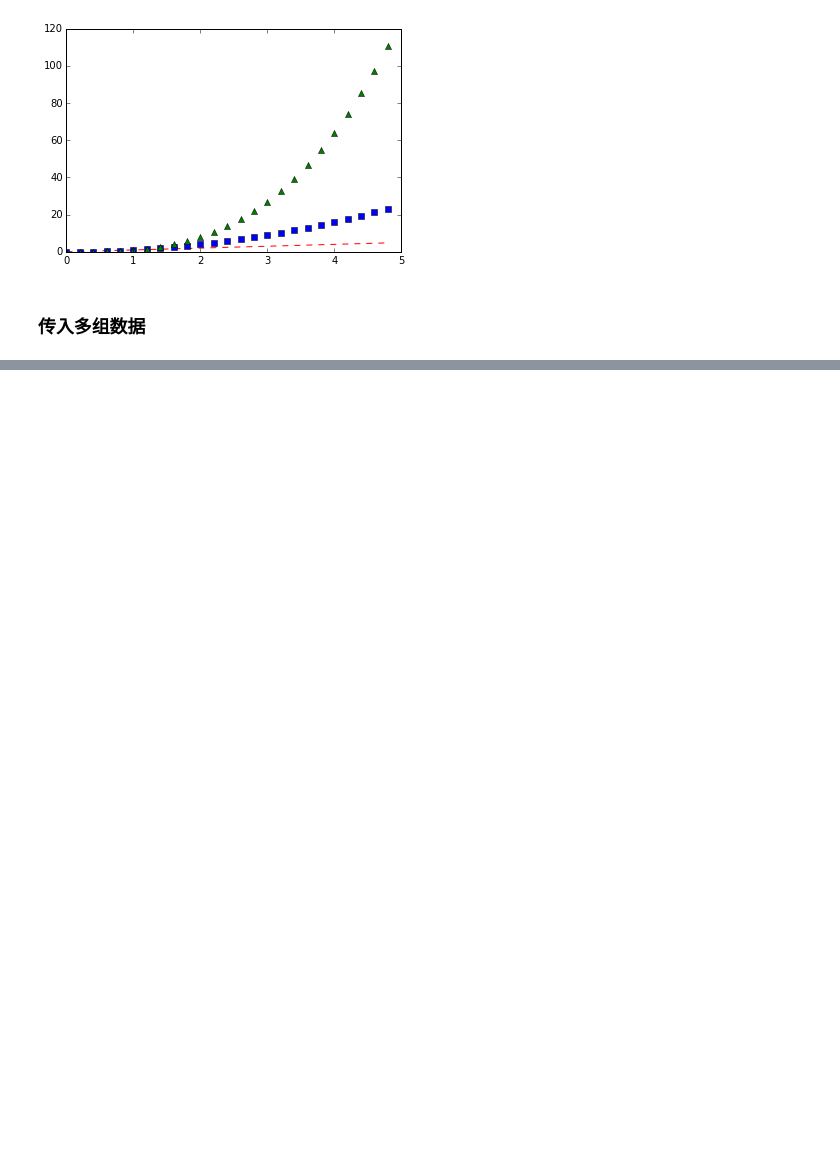
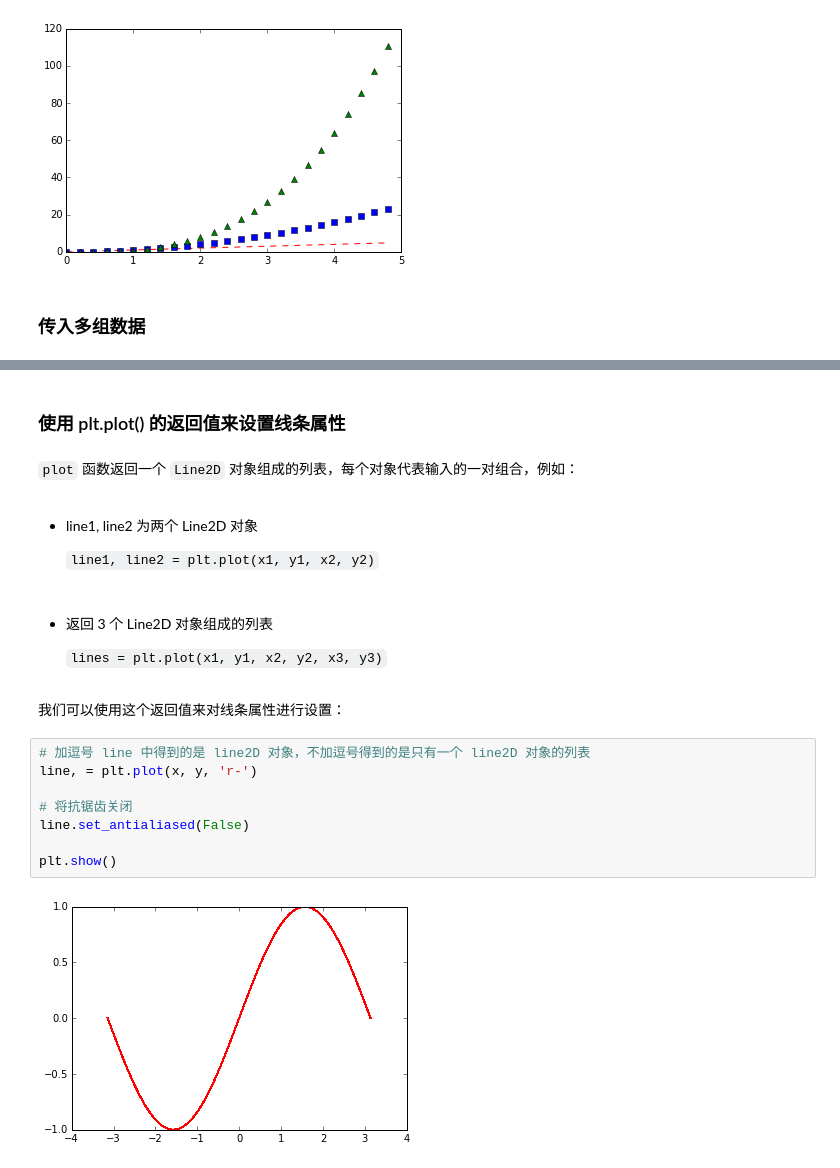
Before and after one commit to xiangliTHU/python-tutorial, a Jupyter notebook: 06. matplotlib/06.01 pyplot tutorial.ipynb, the cells around one changed output, grey strips where cells are left out. Drawn from its saved outputs; the diff is of its cells as text; blank space fills up the shorter version.

```diff
--- a/06. matplotlib/06.01 pyplot tutorial.ipynb
+++ b/06. matplotlib/06.01 pyplot tutorial.ipynb
@@ -150,0 +170,24 @@ plt.show()
+# %% [markdown]
+### 使用 plt.plot() 的返回值来设置线条属性
+# %% [markdown]
+`plot` 函数返回一个 `Line2D` 对象组成的列表，每个对象代表输入的一对组合，例如：
+# %% [markdown]
+- line1, line2 为两个 Line2D 对象
+
+    `line1, line2 = plt.plot(x1, y1, x2, y2)`
+# %% [markdown]
+- 返回 3 个 Line2D 对象组成的列表
+
+    `lines = plt.plot(x1, y1, x2, y2, x3, y3)`
+# %% [markdown]
+我们可以使用这个返回值来对线条属性进行设置：
+# %%
+# 加逗号 line 中得到的是 line2D 对象，不加逗号得到的是只有一个 line2D 对象的列表
+line, = plt.plot(x, y, 'r-')
+
+# 将抗锯齿关闭
+line.set_antialiased(False)
+
+plt.show()
+# %% [output]
+[figure, added]
```
Also changed, not shown: parts of 30 cells of this notebook, 6 other files.
